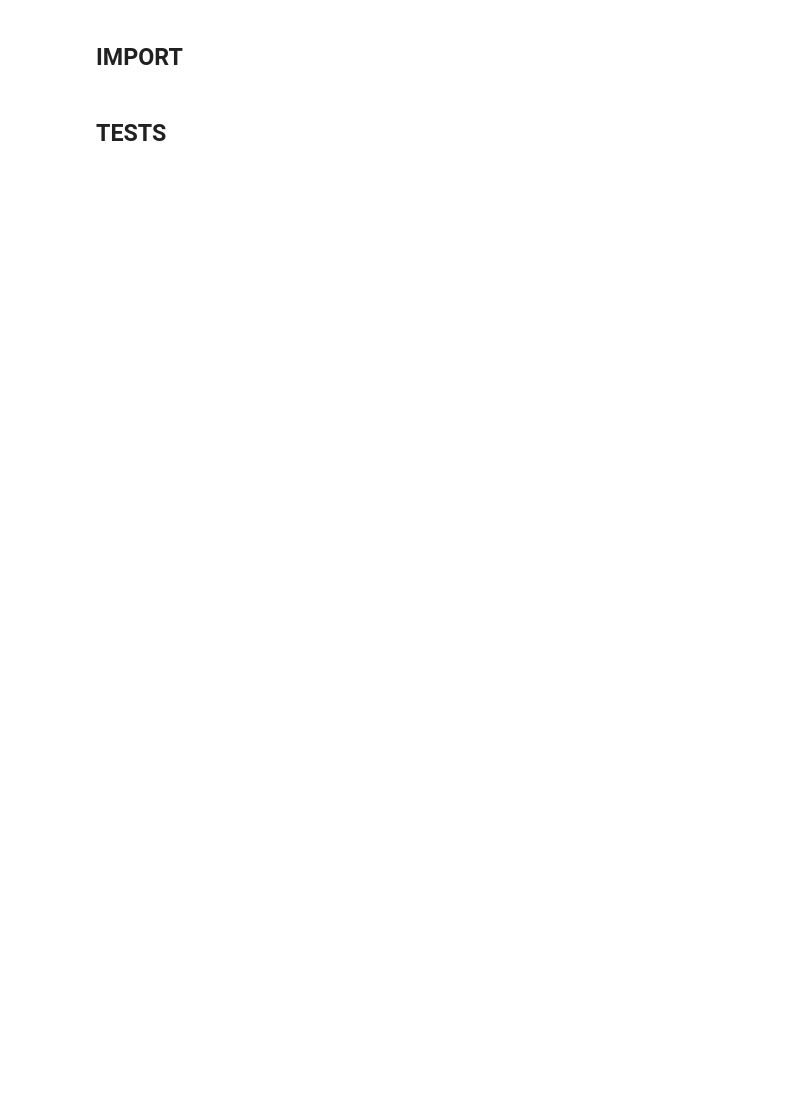
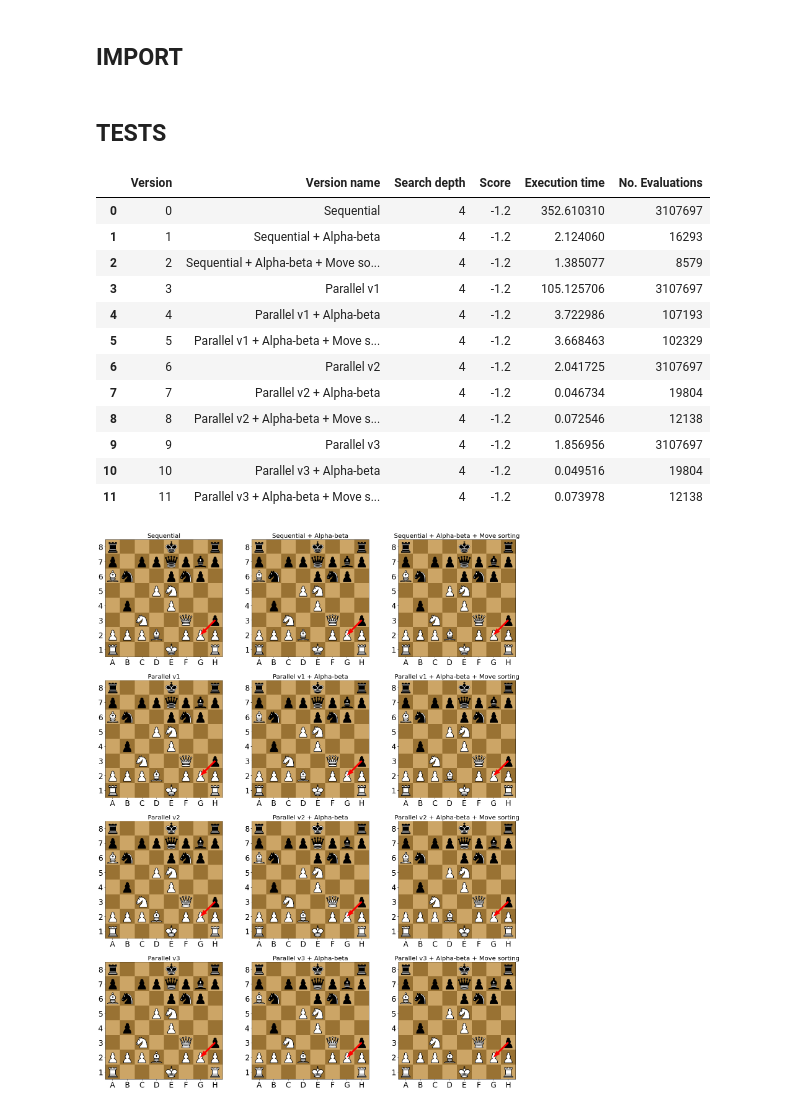
Before and after one commit to vv-hieu/ParallelChessEngine, a Jupyter notebook: ChessEngineTest.ipynb, the cells around one changed output. Saved outputs shown, nothing was run; the diff lists cells and outputs as text; code cells hidden in the pictures; blank space fills up the shorter version.

```diff
--- a/ChessEngineTest.ipynb
+++ b/ChessEngineTest.ipynb
@@ -92,2 +95,19 @@ versions = {
     }
+# %%
+find_move_benchmark_all('r3k2r/p1ppqpbp/Bn2pnp1/3PN3/1p2P3/2N2Q1p/PPPB1PPP/R3K2R b KQkq - 0 1', 4, versions)
+# %% [output]
+|  | Version | Version name | Search depth | Score | Execution time | No. Evaluations |
+| 0 | 0 | Sequential | 4 | -1.2 | 352.610310 | 3107697 |
+| 1 | 1 | Sequential + Alpha-beta | 4 | -1.2 | 2.124060 | 16293 |
+| 2 | 2 | Sequential + Alpha-beta + Move so... | 4 | -1.2 | 1.385077 | 8579 |
+| 3 | 3 | Parallel v1 | 4 | -1.2 | 105.125706 | 3107697 |
+| 4 | 4 | Parallel v1 + Alpha-beta | 4 | -1.2 | 3.722986 | 107193 |
+| 5 | 5 | Parallel v1 + Alpha-beta + Move s... | 4 | -1.2 | 3.668463 | 102329 |
+| 6 | 6 | Parallel v2 | 4 | -1.2 | 2.041725 | 3107697 |
+| 7 | 7 | Parallel v2 + Alpha-beta | 4 | -1.2 | 0.046734 | 19804 |
+| 8 | 8 | Parallel v2 + Alpha-beta + Move s... | 4 | -1.2 | 0.072546 | 12138 |
+| 9 | 9 | Parallel v3 | 4 | -1.2 | 1.856956 | 3107697 |
+| 10 | 10 | Parallel v3 + Alpha-beta | 4 | -1.2 | 0.049516 | 19804 |
+| 11 | 11 | Parallel v3 + Alpha-beta + Move s... | 4 | -1.2 | 0.073978 | 12138 |
+[figure, added]
 # %%
```
Also changed, not shown: parts of 4 cells of this notebook, 1 other file.
